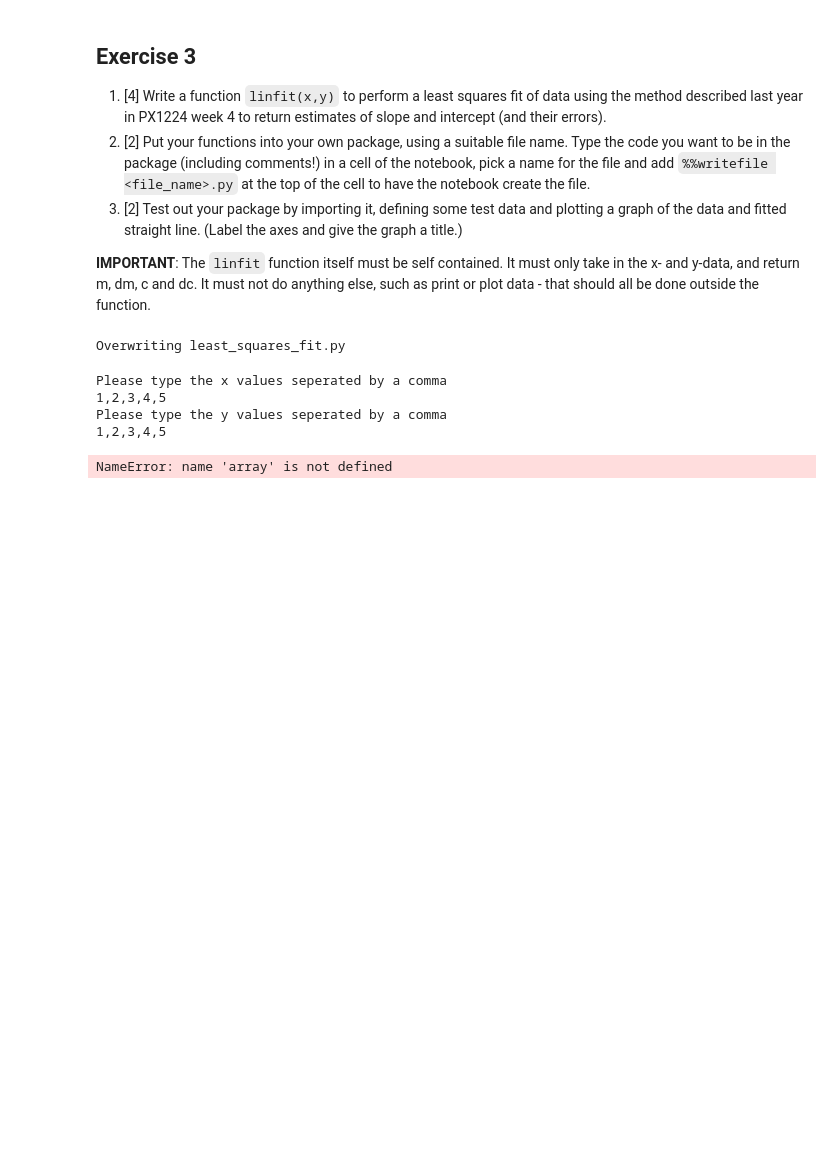
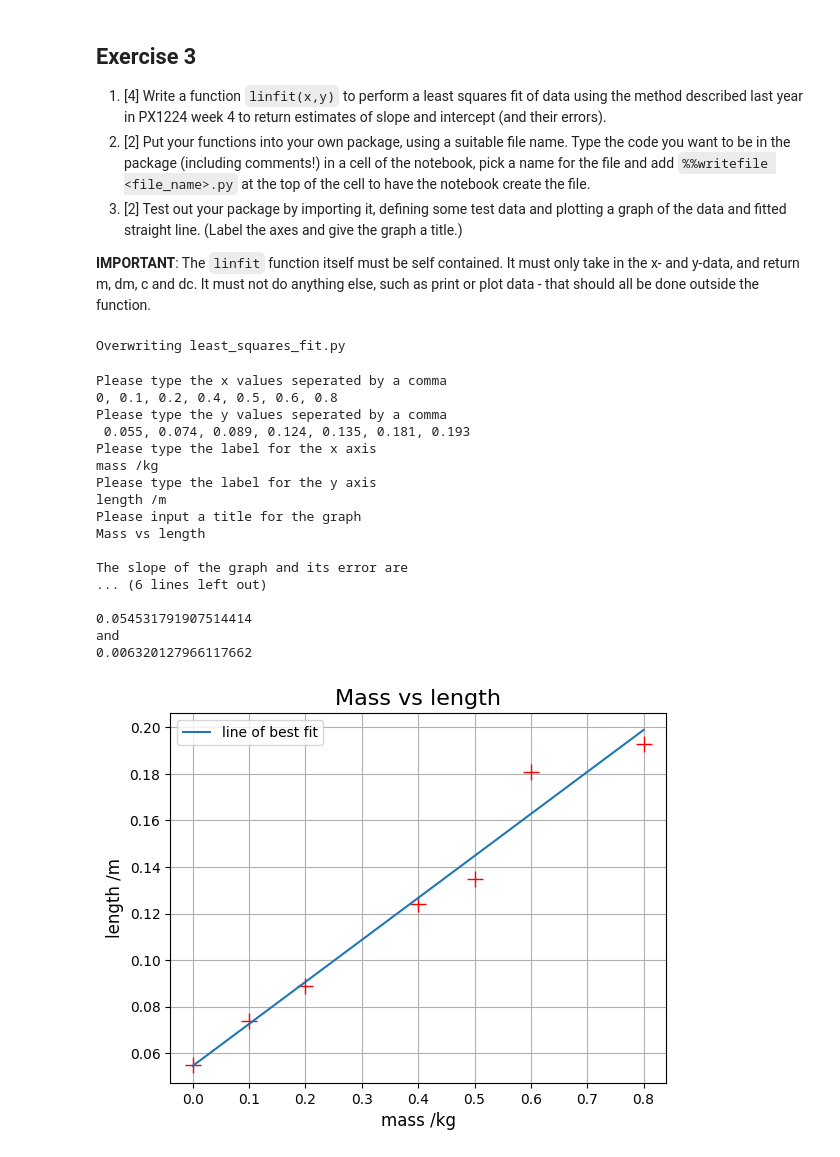
Before and after one commit to PX2145-2025/week-2-b-graydonquinn, a Jupyter notebook: Functions.ipynb, the cells around one changed output. Cells and saved outputs as stored; diff of their text form; code cells hidden in the pictures; blank space fills up the shorter version.

```diff
--- a/Functions.ipynb
+++ b/Functions.ipynb
@@ -494,32 +498,63 @@ def linfit(x,y):
 # %% [output]
 Overwriting least_squares_fit.py
 # %%
+#importing the packages and file as needed
 import numpy as np
 import matplotlib.pyplot as plt
 import least_squares_fit as lsf
 
+#taking in data
 x = input( "Please type the x values seperated by a comma \n" )
 y = input( "Please type the y values seperated by a comma \n" )
+x_axis = input( "Please type the label for the x axis \n" )
+y_axis = input( "Please type the label for the y axis \n" )
+graph_title = input("Please input a title for the graph \n")
 
-lsf.linfit(x,y)
+#defining the arrays for the data
+x_data = np.array(x.split(","), dtype = float)
+y_data = np.array(y.split(","), dtype = float)
+
+#using the created linfit function
+results, p, x = lsf.linfit(x_data,y_data)
 
 # creating graph of the data
 plt.plot(x_data, y_data, "r+", markersize = 12,)
 plt.xlabel(x_axis, fontsize = 12)
 plt.ylabel(y_axis, fontsize = 12)
+plt.title(graph_title, fontsize = 16)
 plt.grid()
 
+# adding the best fit line to the graph
+plt.plot( x, p(x), label = "line of best fit")
+plt.legend(loc="best")
 
-# adding the best fit line to the graph
-p_coeff = polyfit(x_data, y_data, 1)
-p = poly1d(p_coeff)
-x = linspace(min(x_data), max(x_data), 100)
-plt.plot( x, p(x), label = "line of best fit")
-
-plt.legend(loc="best")
+#printing out the results of the linfit function
+print("")
+print("The slope of the graph and its error are \n ")
+print(results[0])
+print("and")
+print(results[1])
+print("")
+print("The intercept of the graph and its error are \n ")
+print(results[2])
+print("and")
+print(results[3])
 # %% [output]
 Please type the x values seperated by a comma
-1,2,3,4,5
+0, 0.1, 0.2, 0.4, 0.5, 0.6, 0.8
 Please type the y values seperated by a comma
-1,2,3,4,5
+ 0.055, 0.074, 0.089, 0.124, 0.135, 0.181, 0.193
+Please type the label for the x axis
+mass /kg
+Please type the label for the y axis
+length /m
+Please input a title for the graph
+Mass vs length
+
+The slope of the graph and its error are
+... (6 lines left out)
+
+0.054531791907514414
+and
+0.006320127966117662
-NameError: name 'array' is not defined
+[figure, added]
```
Also changed, not shown: parts of 3 cells of this notebook.
